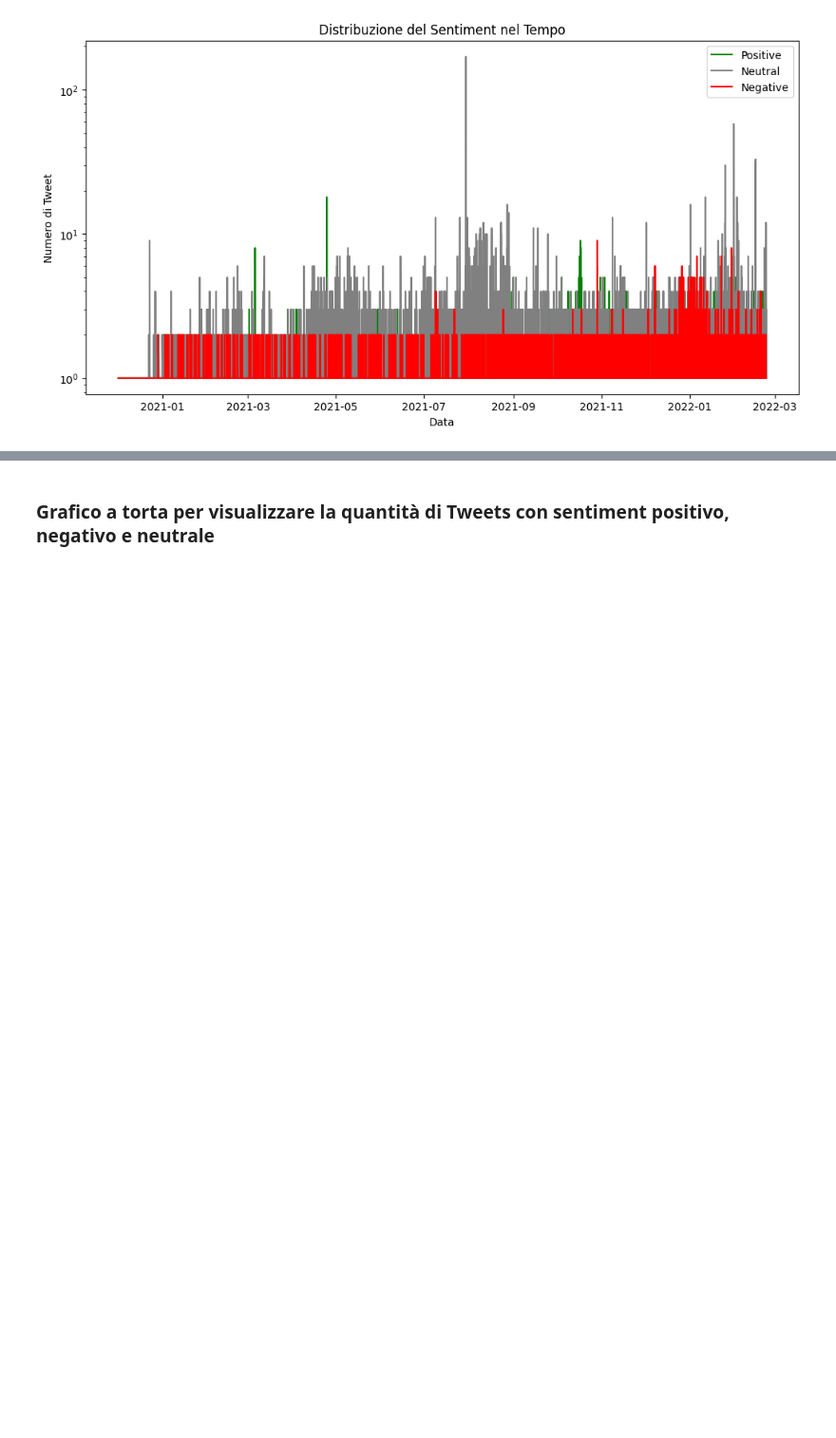
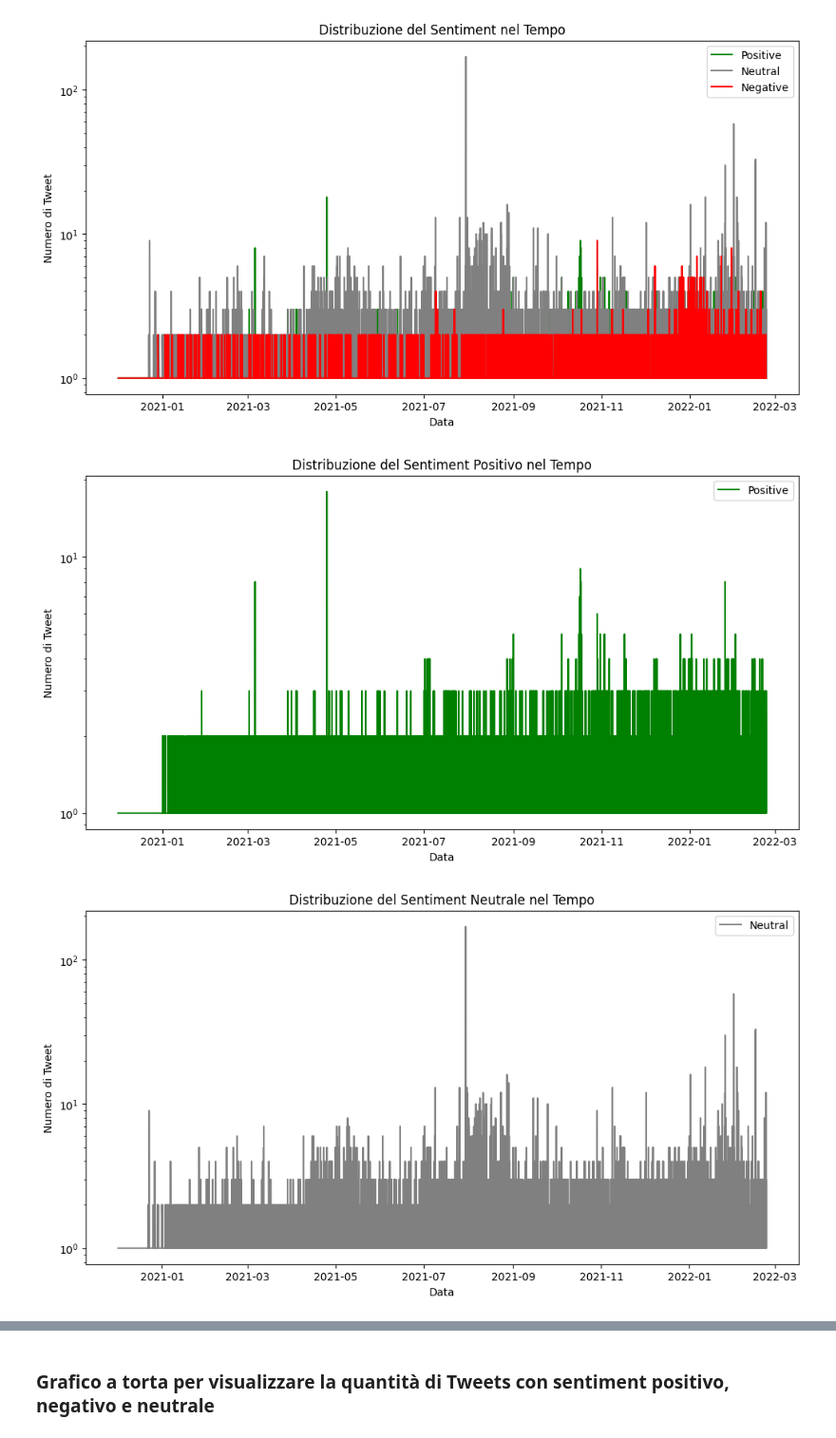
Before and after one commit to riccardospini98/Blockchain, a Jupyter notebook: tweet_SA.ipynb, the cells around one changed output, grey strips where cells are left out. Shown at 95% size. Drawn from its saved outputs; the diff is of its cells as text; code cells hidden in the pictures; blank space fills up the shorter version.

```diff
--- a/tweet_SA.ipynb
+++ b/tweet_SA.ipynb
@@ -793,3 +793,39 @@ plt.legend()
 plt.show()
 # %% [output]
 [figure]
+# %%
+# Creazione del grafico per i picchi verdi (Positive)
+plt.figure(figsize=(12, 6))
+data_positive = grouped_data[grouped_data['Sentiment'] == 'Positive']
+plt.plot(data_positive['created_at'], data_positive['tweet_count'], label='Positive', color=colors['Positive'])
+plt.title('Distribuzione del Sentiment Positivo nel Tempo')
+plt.xlabel('Data')
+plt.ylabel('Numero di Tweet')
+plt.yscale('log')
+plt.legend()
+plt.show()
+
+# Creazione del grafico per i picchi grigi (Neutral)
+plt.figure(figsize=(12, 6))
+data_neutral = grouped_data[grouped_data['Sentiment'] == 'Neutral']
+plt.plot(data_neutral['created_at'], data_neutral['tweet_count'], label='Neutral', color=colors['Neutral'])
+plt.title('Distribuzione del Sentiment Neutrale nel Tempo')
+plt.xlabel('Data')
+plt.ylabel('Numero di Tweet')
+plt.yscale('log')
+plt.legend()
+plt.show()
+
+# Creazione del grafico per i picchi rossi (Negative)
+plt.figure(figsize=(12, 6))
+data_negative = grouped_data[grouped_data['Sentiment'] == 'Negative']
+plt.plot(data_negative['created_at'], data_negative['tweet_count'], label='Negative', color=colors['Negative'])
+plt.title('Distribuzione del Sentiment Negativo nel Tempo')
+plt.xlabel('Data')
+plt.ylabel('Numero di Tweet')
+plt.yscale('log')
+plt.legend()
+plt.show()
+# %% [output]
+[figure, added]
+[figure, added]
```
Also changed, not shown: parts of 11 cells of this notebook.
